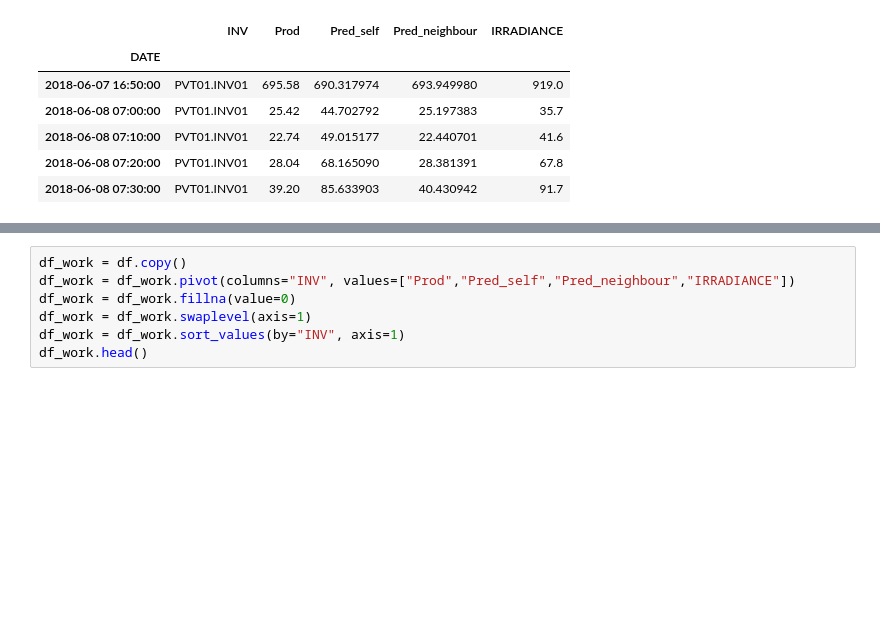
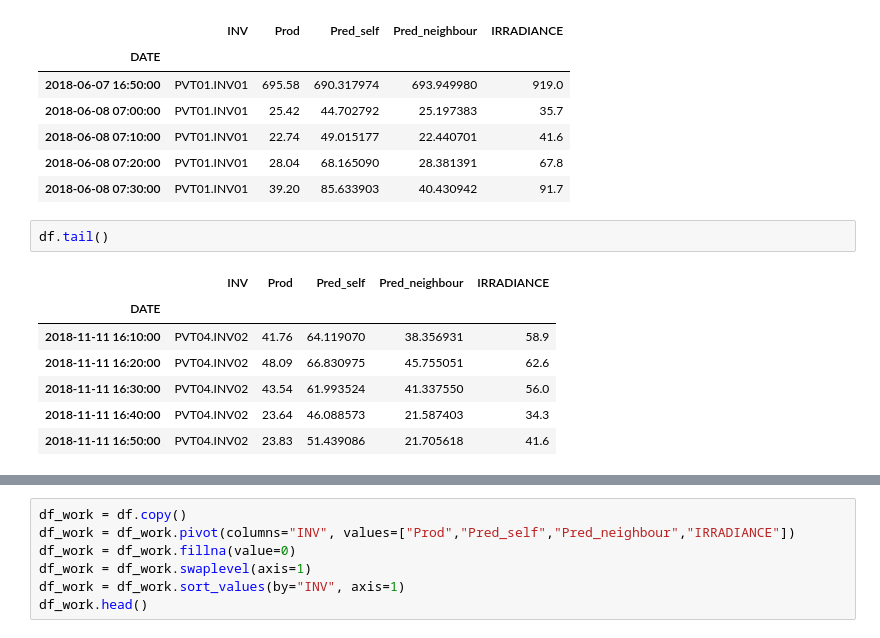
Before and after one commit to therondcharles/RAPPORTFILROUGE, a Jupyter notebook: Exploration/Engie-SMU-V0.1.ipynb, the cells around one changed output, grey strips where cells are left out. Cells and saved outputs as stored; diff of their text form; blank space fills up the shorter version.

```diff
--- a/Exploration/Engie-SMU-V0.1.ipynb
+++ b/Exploration/Engie-SMU-V0.1.ipynb
@@ -42,3 +57,13 @@ df.head()
 | 2018-06-08 07:10:00 | PVT01.INV01 | 22.74 | 49.015177 | 22.440701 | 41.6 |
 | 2018-06-08 07:20:00 | PVT01.INV01 | 28.04 | 68.165090 | 28.381391 | 67.8 |
 | 2018-06-08 07:30:00 | PVT01.INV01 | 39.20 | 85.633903 | 40.430942 | 91.7 |
+# %%
+df.tail()
+# %% [output]
+|  | INV | Prod | Pred_self | Pred_neighbour | IRRADIANCE |
+| DATE |  |  |  |  |  |
+| 2018-11-11 16:10:00 | PVT04.INV02 | 41.76 | 64.119070 | 38.356931 | 58.9 |
+| 2018-11-11 16:20:00 | PVT04.INV02 | 48.09 | 66.830975 | 45.755051 | 62.6 |
+| 2018-11-11 16:30:00 | PVT04.INV02 | 43.54 | 61.993524 | 41.337550 | 56.0 |
+| 2018-11-11 16:40:00 | PVT04.INV02 | 23.64 | 46.088573 | 21.587403 | 34.3 |
+| 2018-11-11 16:50:00 | PVT04.INV02 | 23.83 | 51.439086 | 21.705618 | 41.6 |
```
Also changed, not shown: parts of 8 cells of this notebook.
